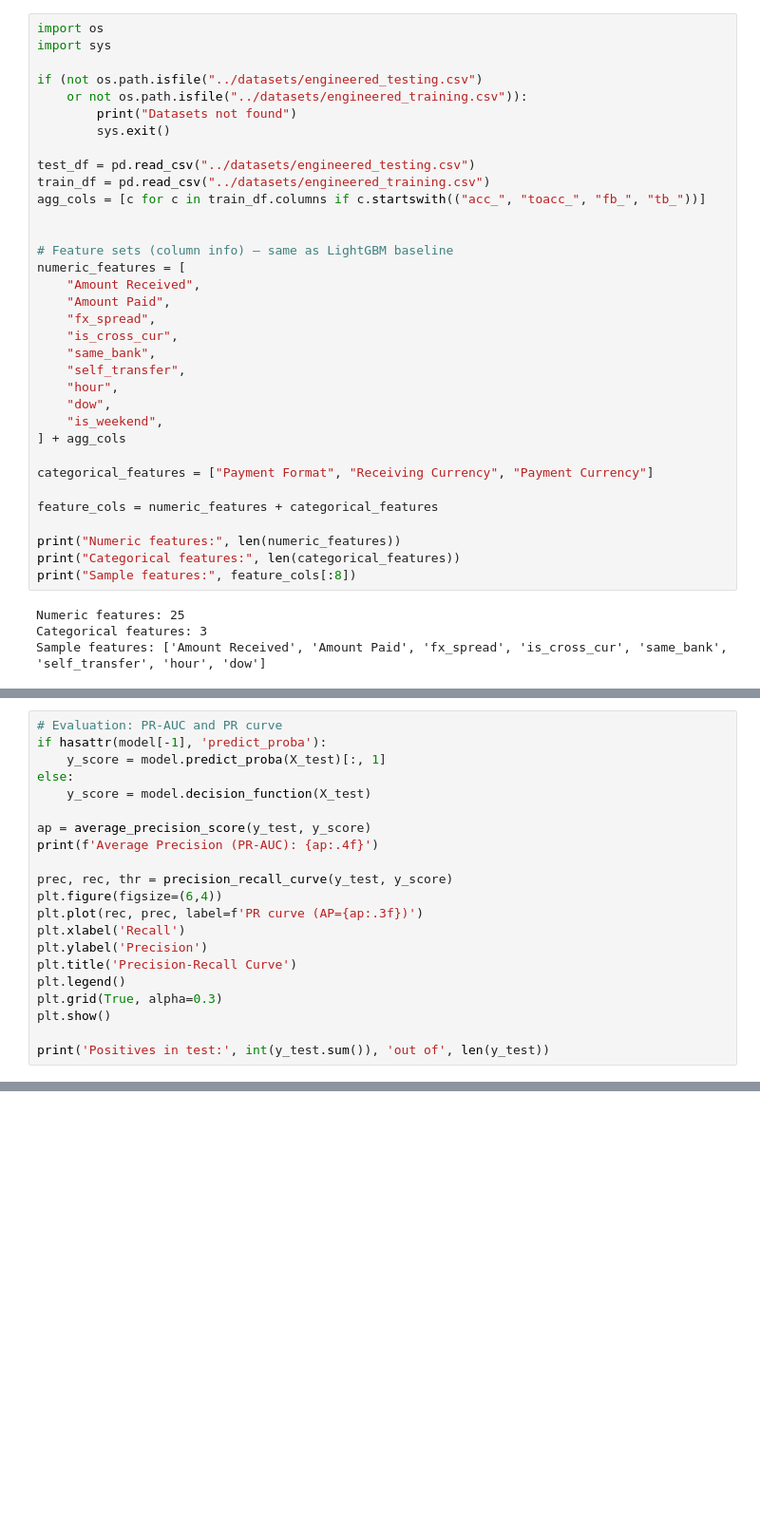
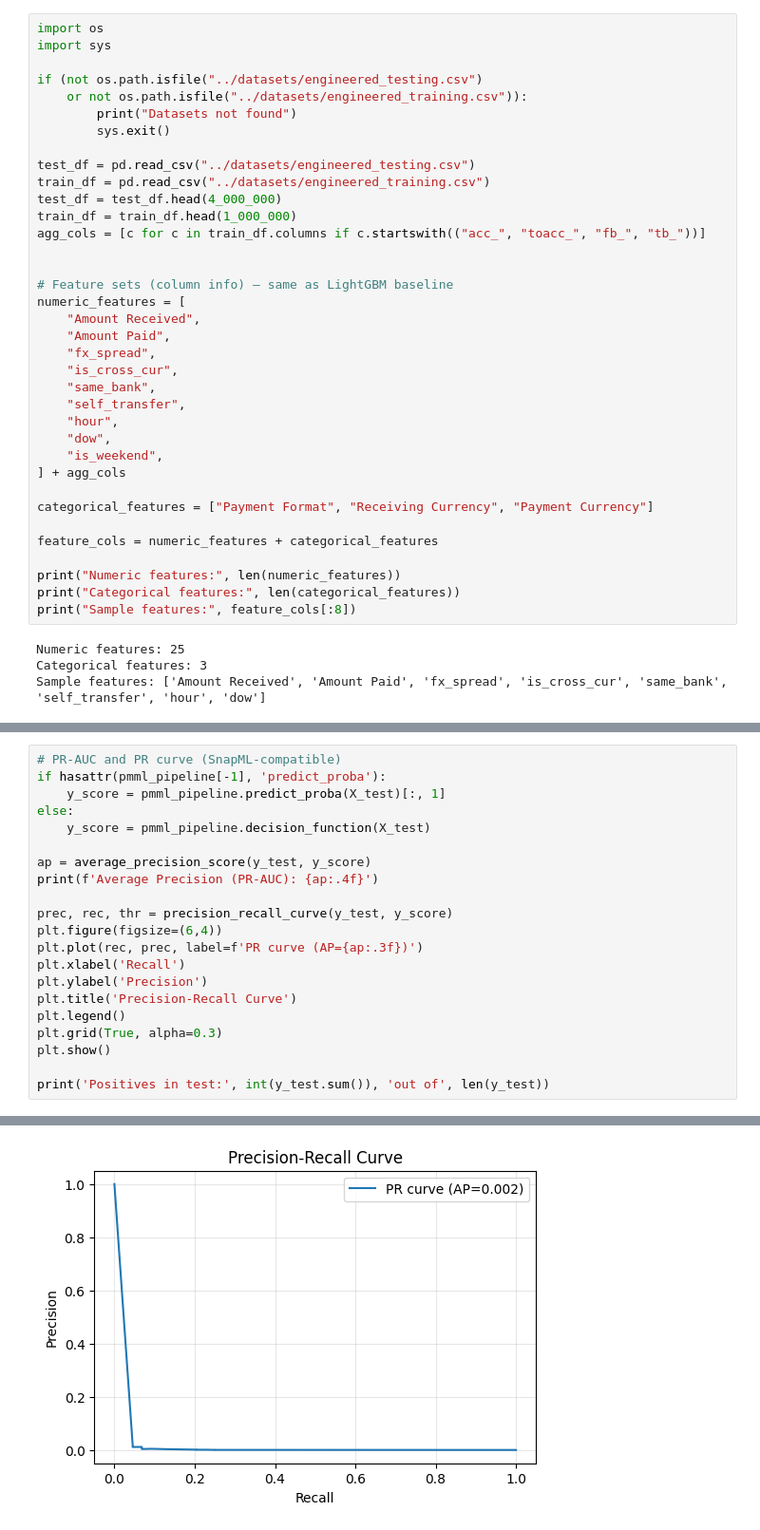
Before and after one commit to JustinPrograms/GuardianAML, a Jupyter notebook: AIModel/training-pmml.ipynb, the cells around one changed output, grey strips where cells are left out. Shown at 95% size. Cells and saved outputs as stored; diff of their text form; blank space fills up the shorter version.

Commit message:
Set up model repository
Co-authored-by: ejo6 <ericjoneil6@gmail.com>

```diff
--- a/AIModel/training-pmml.ipynb
+++ b/AIModel/training-pmml.ipynb
@@ -188,6 +187,8 @@ if (not os.path.isfile("../datasets/engineered_testing.csv")
 
 test_df = pd.read_csv("../datasets/engineered_testing.csv")
 train_df = pd.read_csv("../datasets/engineered_training.csv")
+test_df = test_df.head(4_000_000)
+train_df = train_df.head(1_000_000)
 agg_cols = [c for c in train_df.columns if c.startswith(("acc_", "toacc_", "fb_", "tb_"))]
 
 
@@ -275,21 +218,0 @@ Training complete with LightGBM
-# %%
-# Evaluation: PR-AUC and PR curve
-if hasattr(model[-1], 'predict_proba'):
-    y_score = model.predict_proba(X_test)[:, 1]
-else:
-    y_score = model.decision_function(X_test)
-
-ap = average_precision_score(y_test, y_score)
-print(f'Average Precision (PR-AUC): {ap:.4f}')
-
-prec, rec, thr = precision_recall_curve(y_test, y_score)
-plt.figure(figsize=(6,4))
-plt.plot(rec, prec, label=f'PR curve (AP={ap:.3f})')
-plt.xlabel('Recall')
-plt.ylabel('Precision')
-plt.title('Precision-Recall Curve')
-plt.legend()
-plt.grid(True, alpha=0.3)
-plt.show()
-
-print('Positives in test:', int(y_test.sum()), 'out of', len(y_test))
@@ -342,0 +282,22 @@ PMML model saved to: ../Models/pipeline_lightgbm_2025-11-29-11-35-32.pmml
+# %%
+# PR-AUC and PR curve (SnapML-compatible)
+if hasattr(pmml_pipeline[-1], 'predict_proba'):
+    y_score = pmml_pipeline.predict_proba(X_test)[:, 1]
+else:
+    y_score = pmml_pipeline.decision_function(X_test)
+
+ap = average_precision_score(y_test, y_score)
+print(f'Average Precision (PR-AUC): {ap:.4f}')
+
+prec, rec, thr = precision_recall_curve(y_test, y_score)
+plt.figure(figsize=(6,4))
+plt.plot(rec, prec, label=f'PR curve (AP={ap:.3f})')
+plt.xlabel('Recall')
+plt.ylabel('Precision')
+plt.title('Precision-Recall Curve')
+plt.legend()
+plt.grid(True, alpha=0.3)
+plt.show()
+
+print('Positives in test:', int(y_test.sum()), 'out of', len(y_test))
+# %% [output]
@@ -342,0 +305 @@ PMML model saved to: ../Models/pipeline_lightgbm_2025-11-29-11-35-32.pmml
+[figure, added]
```
Also changed, not shown: parts of 21 cells of this notebook, 13 other files.
